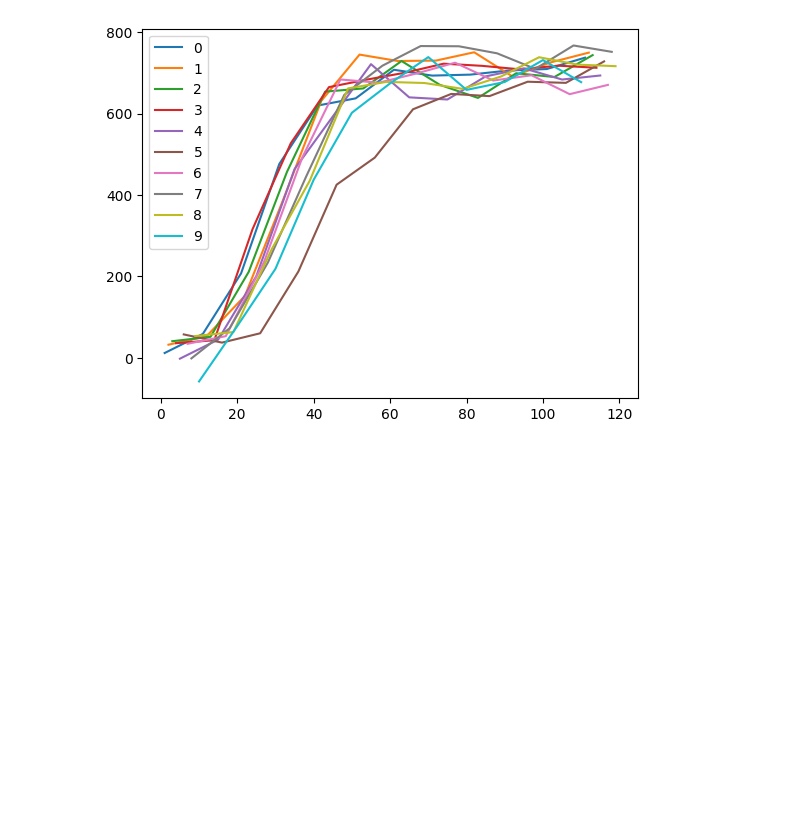
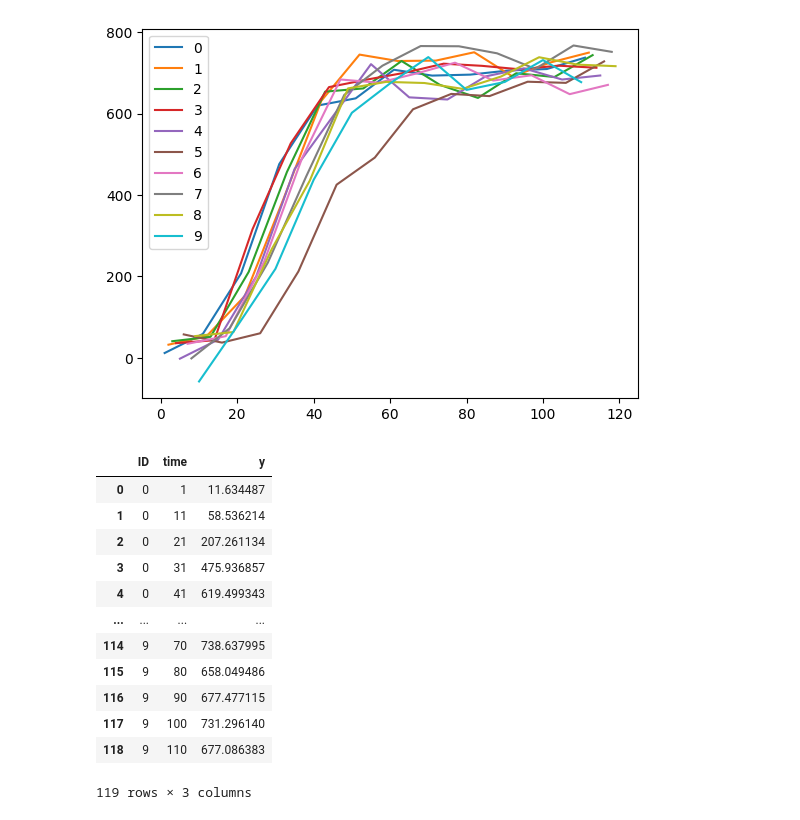
Before and after one commit to Rohan-Pandey1729/CAR-T-Cell, a Jupyter notebook: monolix_mock_data/logistic_regression.ipynb, the cells around one changed output. Saved outputs shown, nothing was run; the diff lists cells and outputs as text; code cells hidden in the pictures; blank space fills up the shorter version.

Commit message:
add function for creating csv with data

```diff
--- a/monolix_mock_data/logistic_regression.ipynb
+++ b/monolix_mock_data/logistic_regression.ipynb
@@ -72,8 +72,18 @@ def get_observations(
         ret.append([float(obs[0]) + a * random.gauss() for obs in obs_no_noise])
     return ret
 
-# def get_csv(indiv_obs_times: list[list[float]], obs: list[list[float]]) -> pd.DataFrame:
-#     for i, (t, y) in enumerate(zip(indiv_obs_times, obs)):
+
+def get_csv(
+    indiv_obs_times: list[list[float]], obs: list[list[float]], seed: int
+) -> pd.DataFrame:
+    data = {"ID": [], "time": [], "y": []}
+    for i, (t, y) in enumerate(zip(indiv_obs_times, obs)):
+        data["ID"] += [i] * len(t)
+        data["time"] += t
+        data["y"] += y
+    df = pd.DataFrame(data)
+    df.to_csv(f"logistic_{seed}.csv", index=False)
+    return df
 # %% [markdown]
 ### logistic regression model and sample population parameters and stds
 # %%
@@ -104,3 +114,19 @@ plt.legend()
 plt.show()
 # %% [output]
 [figure]
+# %%
+get_csv(indiv_obs_times, obs, seed)
+# %% [output]
+|  | ID | time | y |
+| 0 | 0 | 1 | 11.634487 |
+| 1 | 0 | 11 | 58.536214 |
+| 2 | 0 | 21 | 207.261134 |
+| 3 | 0 | 31 | 475.936857 |
+| 4 | 0 | 41 | 619.499343 |
+| ... | ... | ... | ... |
+| 114 | 9 | 70 | 738.637995 |
+| 115 | 9 | 80 | 658.049486 |
+| 116 | 9 | 90 | 677.477115 |
+| 117 | 9 | 100 | 731.296140 |
+| 118 | 9 | 110 | 677.086383 |
+119 rows × 3 columns
```
